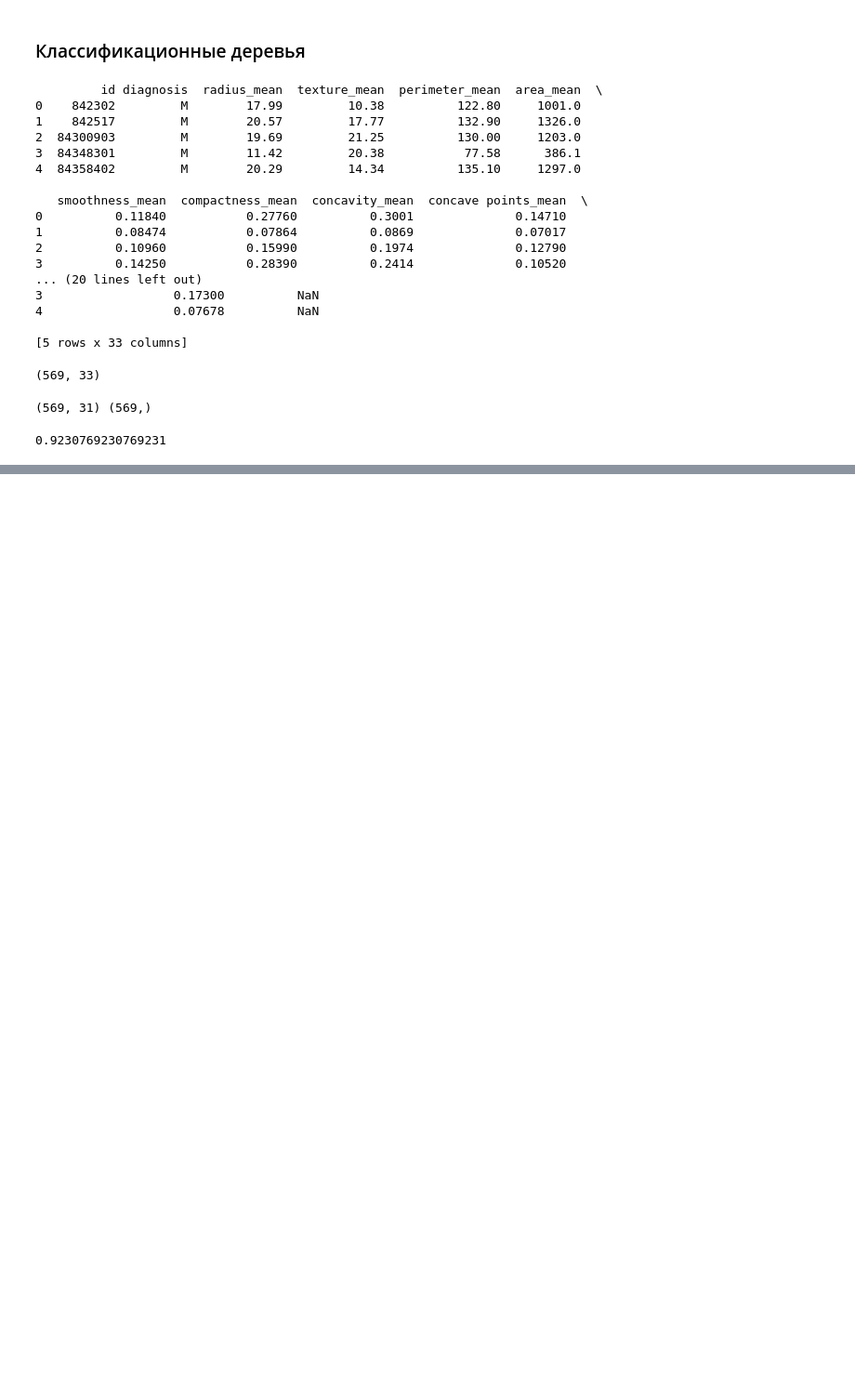
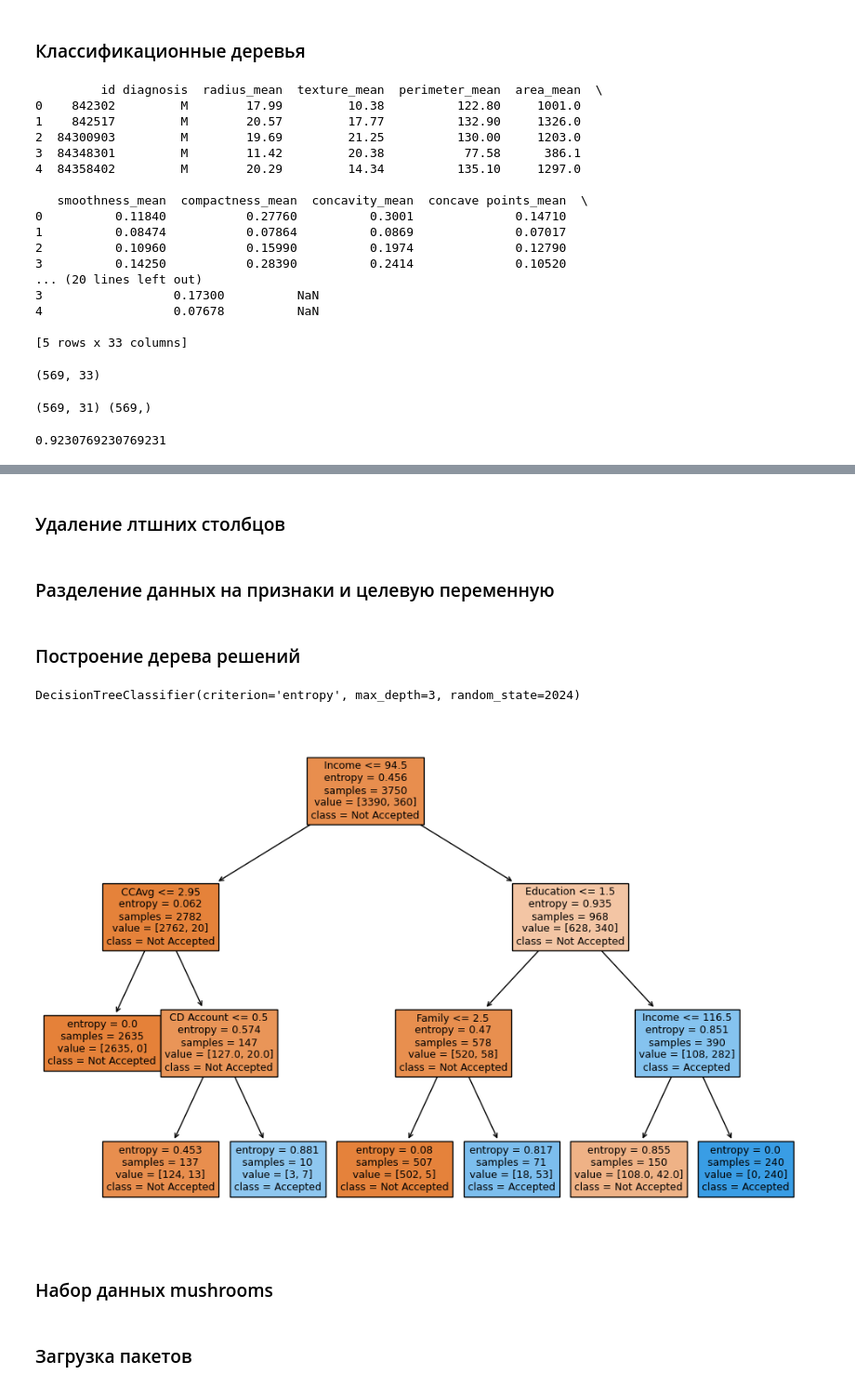
Before and after one commit to golubnichiy/big_data_04_24, a Jupyter notebook: day_06.ipynb, the cells around one changed output, grey strips where cells are left out. Shown: that part at 93% size. Saved outputs shown, nothing was run; the diff lists cells and outputs as text; code cells hidden in the pictures; blank space fills up the shorter version.

```diff
--- a/day_06.ipynb
+++ b/day_06.ipynb
@@ -46,0 +60,3 @@ print(accuracy_score(y_test, y_pred))
+# %%
+df = pd.read_csv('UniversalBank.csv')
+df.head(5)
@@ -46,0 +70,27 @@ print(accuracy_score(y_test, y_pred))
+# %% [markdown]
+### Удаление лтшних столбцов
+# %%
+df = df.drop(columns=['Row', 'ZIP Code'])
+# %% [markdown]
+### Разделение данных на признаки и целевую переменную
+# %%
+X = df.drop(columns=['Personal Loan'])
+y = df['Personal Loan']
+X_train, X_test, y_train, y_test = train_test_split(X, y, test_size=0.25, random_state=2024, stratify=y)
+# %% [markdown]
+### Построение дерева решений
+# %%
+dt = DecisionTreeClassifier(max_depth=3, random_state=2024, criterion='entropy')
+dt.fit(X_train, y_train)
+# %% [output]
+DecisionTreeClassifier(criterion='entropy', max_depth=3, random_state=2024)
+# %%
+plt.figure(figsize=(12,8))
+tree.plot_tree(dt, filled=True, class_names=['Not Accepted', 'Accepted'], feature_names=list(X_train.columns))
+plt.show()
+# %% [output]
+[figure, added]
+# %% [markdown]
+### Набор данных mushrooms
+# %% [markdown]
+### Загрузка пакетов
```
Also changed, not shown: parts of 15 cells of this notebook.
